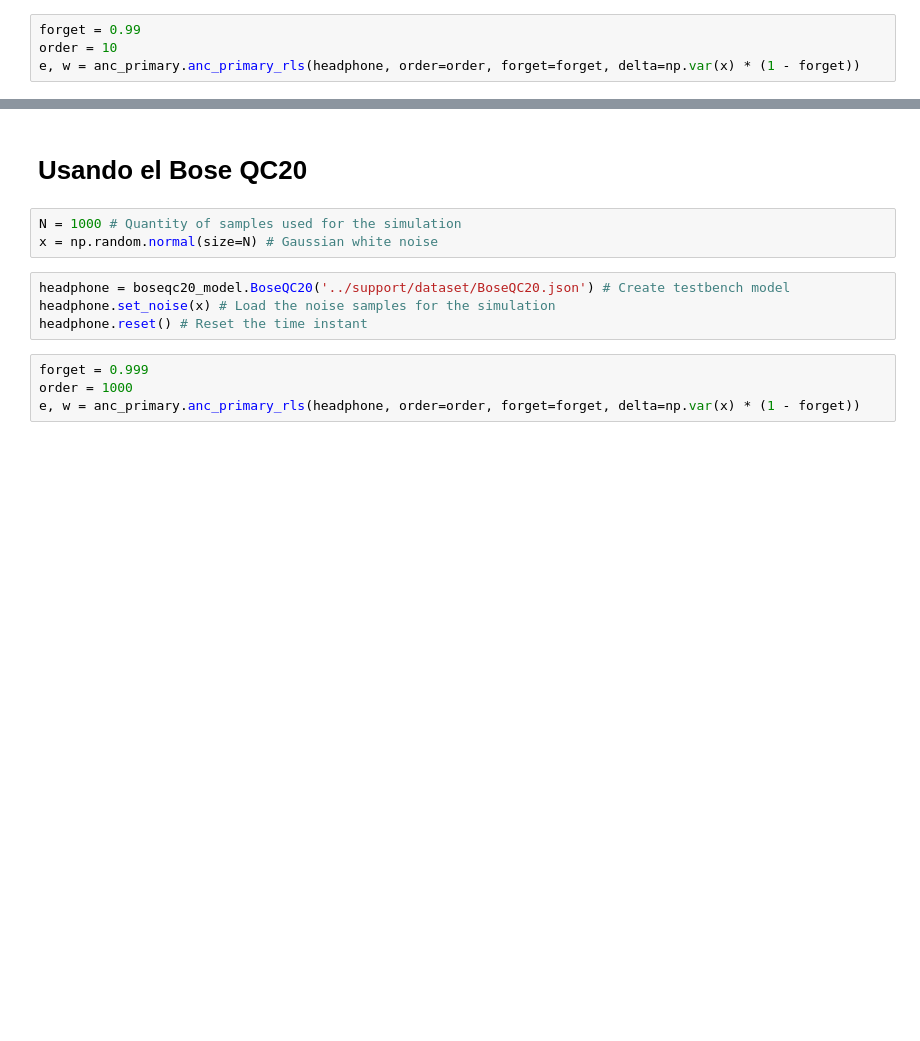
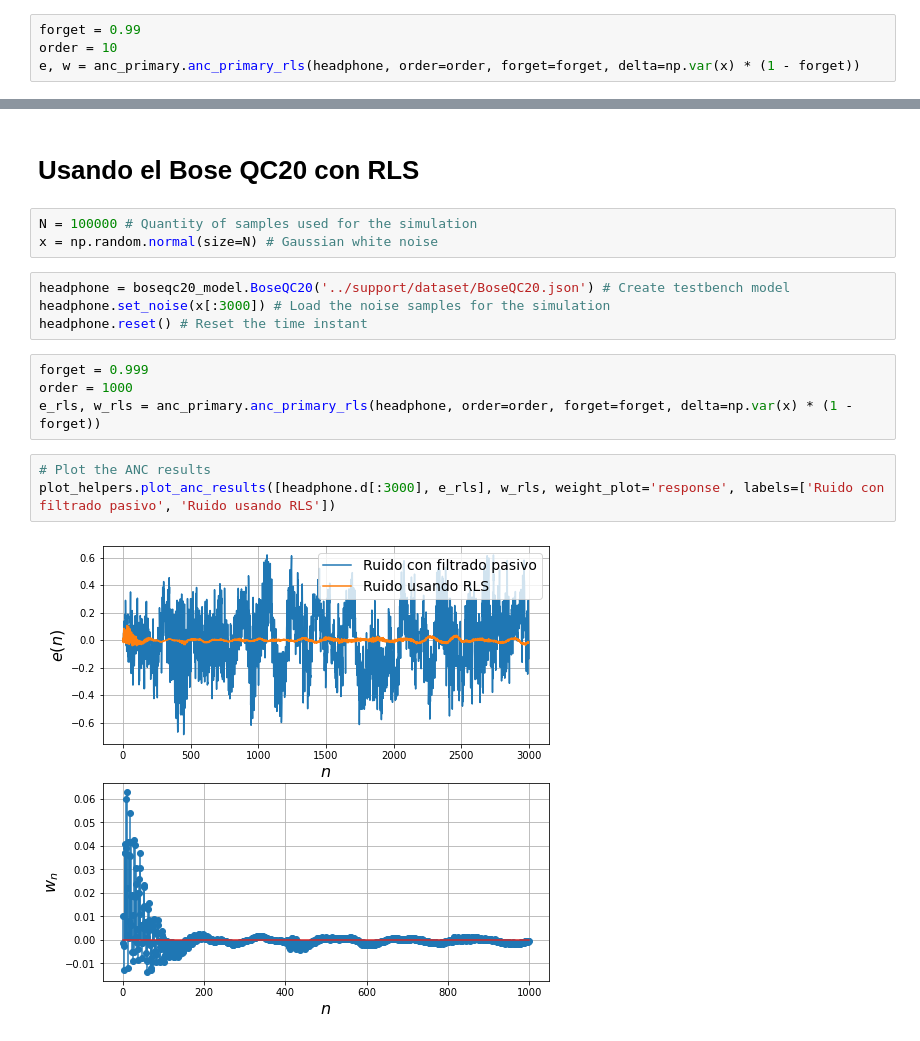
Before and after one commit to asp-image-dsp/asp-project-02, a Jupyter notebook: development/rls_primary.ipynb, the cells around one changed output, grey strips where cells are left out. Drawn from its saved outputs; the diff is of its cells as text; blank space fills up the shorter version.

```diff
--- a/development/rls_primary.ipynb
+++ b/development/rls_primary.ipynb
@@ -57,13 +60,18 @@ plot_helpers.plot_anc_results([headphone.d, e], w, weight_plot='response')
 # %% [markdown]
-# Usando el Bose QC20
+# Usando el Bose QC20 con RLS
 # %%
-N = 1000 # Quantity of samples used for the simulation
+N = 100000 # Quantity of samples used for the simulation
 x = np.random.normal(size=N) # Gaussian white noise
 # %%
 headphone = boseqc20_model.BoseQC20('../support/dataset/BoseQC20.json') # Create testbench model
-headphone.set_noise(x) # Load the noise samples for the simulation
+headphone.set_noise(x[:3000]) # Load the noise samples for the simulation
 headphone.reset() # Reset the time instant
 # %%
 forget = 0.999
 order = 1000
-e, w = anc_primary.anc_primary_rls(headphone, order=order, forget=forget, delta=np.var(x) * (1 - forget))
+e_rls, w_rls = anc_primary.anc_primary_rls(headphone, order=order, forget=forget, delta=np.var(x) * (1 - forget))
+# %%
+# Plot the ANC results
+plot_helpers.plot_anc_results([headphone.d[:3000], e_rls], w_rls, weight_plot='response', labels=['Ruido con filtrado pasivo', 'Ruido usando RLS'])
+# %% [output]
+[figure, added]
```
Also changed, not shown: parts of 10 cells of this notebook, 5 other files.
